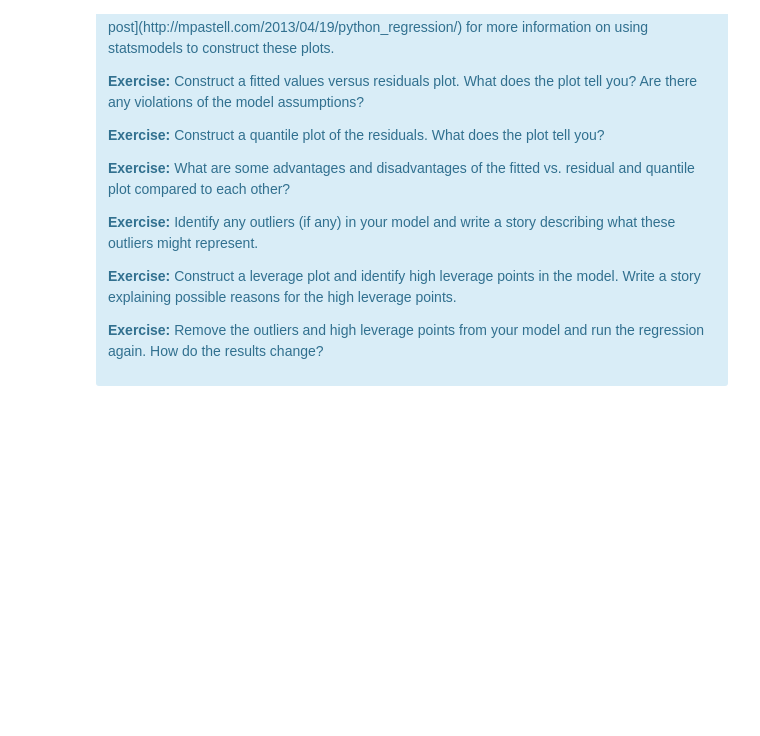
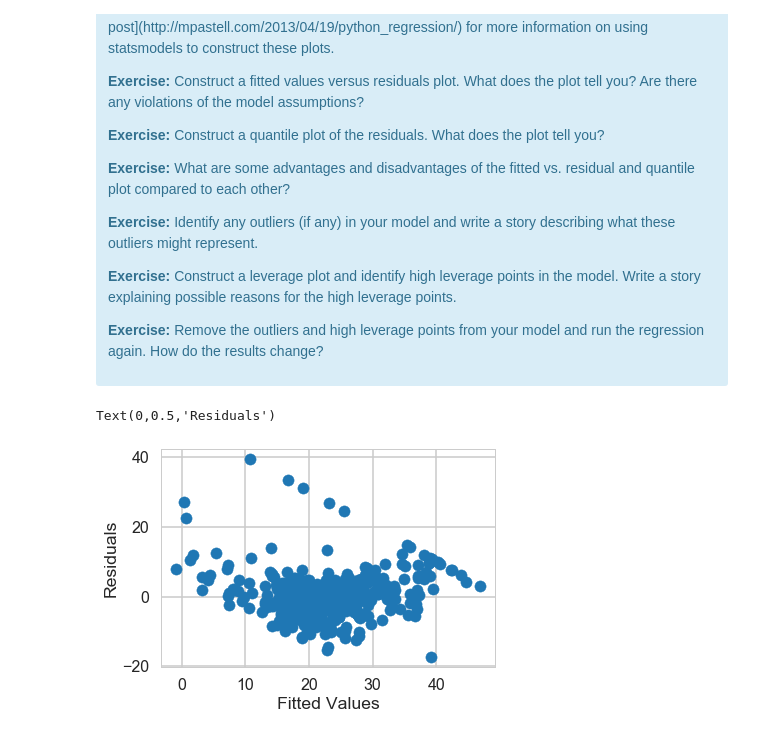
Before and after one commit to cecilia11/Springboard-Data-Science-Projects, a Jupyter notebook: Mini_Project_Linear_Regression.ipynb, the cells around one changed output. Drawn from its saved outputs; the diff is of its cells as text; code cells hidden in the pictures; blank space fills up the shorter version.

```diff
--- a/Mini_Project_Linear_Regression.ipynb
+++ b/Mini_Project_Linear_Regression.ipynb
@@ -810,0 +895,12 @@ There are some other issues that are important investigate with linear regressio
+# %%
+#Construct a fitted versus residuals plot. What does the plot tell
+#you? Are there any violations of the model assumption?
+
+m = ols('PRICE ~ RM + CRIM + PTRATIO', bos).fit()
+
+plt.scatter(m.fittedvalues, m.resid)
+plt.xlabel("Fitted Values")
+plt.ylabel("Residuals")
+# %% [output]
+Text(0,0.5,'Residuals')
+[figure, added]
```
Also changed, not shown: parts of 33 cells of this notebook.
